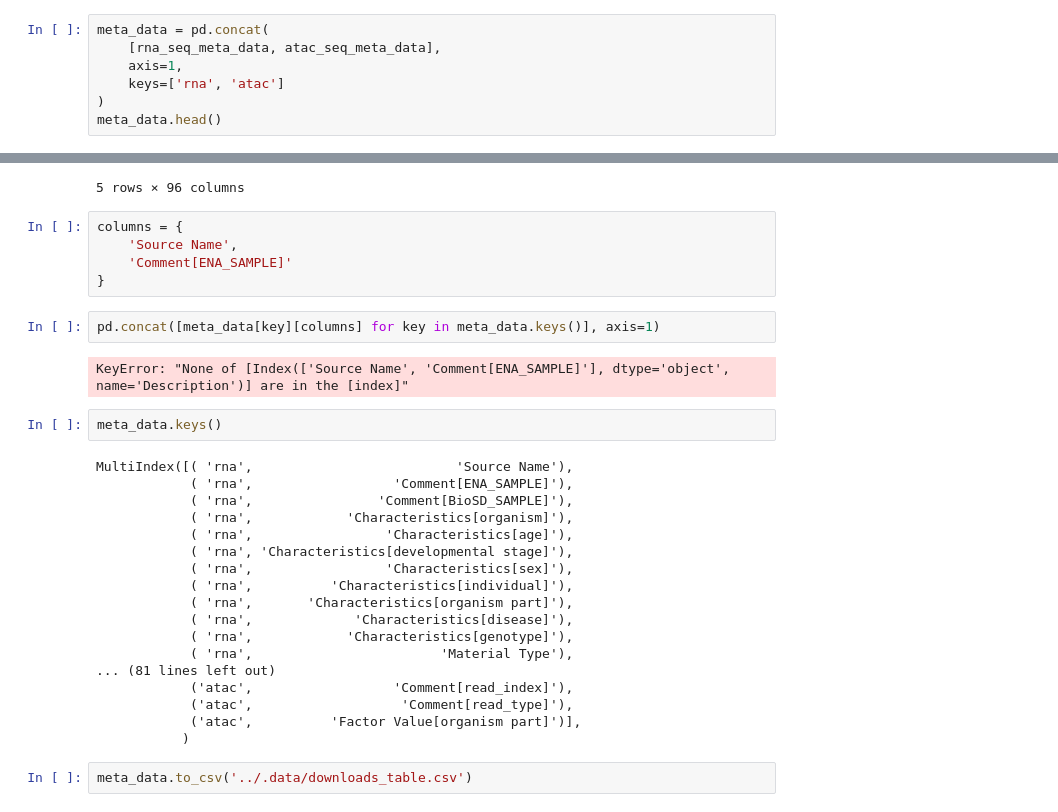
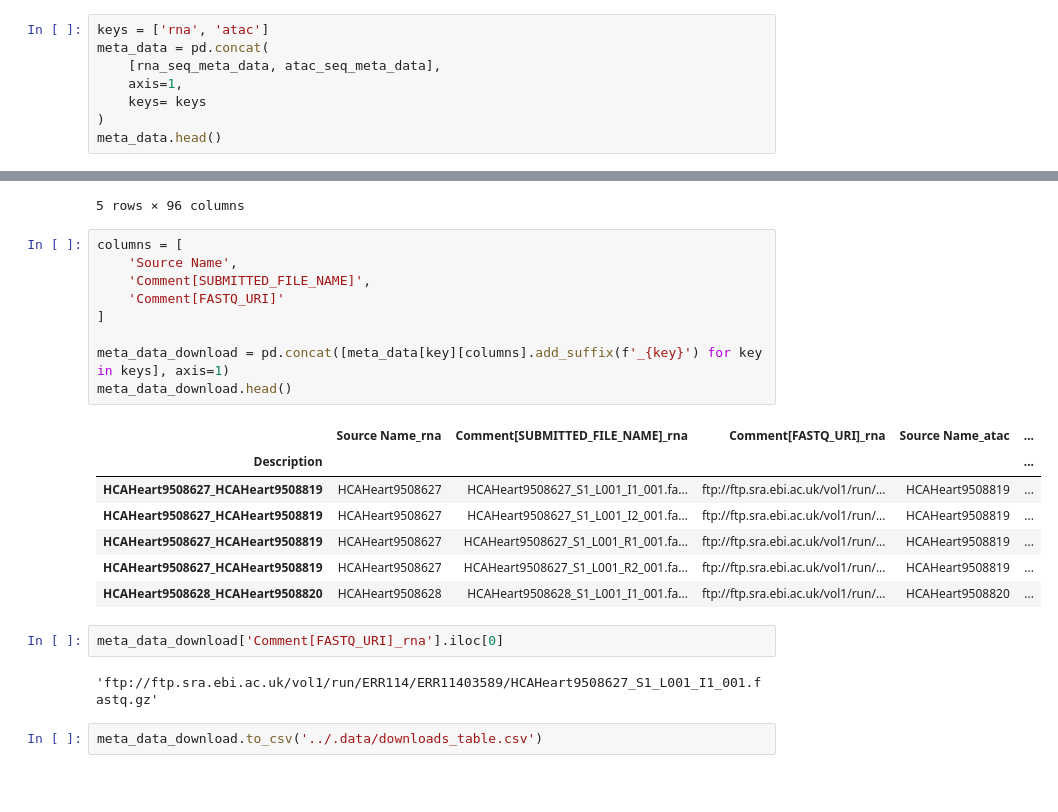
Before and after one commit to Talavera-Lopez-Lab/human_heart_mapping, a Jupyter notebook: 0-raw_data_processing/3-240417-E-MTAB-12916_E-MTAB-12919/0-240417-kallisto_bustools/0-240417-mapping.ipynb, the cells around one changed output, grey strips where cells are left out. Drawn from its saved outputs; the diff is of its cells as text; blank space fills up the shorter version.

```diff
--- a/0-raw_data_processing/3-240417-E-MTAB-12916_E-MTAB-12919/0-240417-kallisto_bustools/0-240417-mapping.ipynb
+++ b/0-raw_data_processing/3-240417-E-MTAB-12916_E-MTAB-12919/0-240417-kallisto_bustools/0-240417-mapping.ipynb
@@ -27,10 +27,11 @@ atac_seq_meta_data.head()
 | HCAHeart9508628_HCAHeart9508820 | HCAHeart9508820 | ERS15408183 | SAMEA113413052 | Homo sapiens | ... |
 5 rows × 46 columns
 # %%
+keys = ['rna', 'atac']
 meta_data = pd.concat(
     [rna_seq_meta_data, atac_seq_meta_data],
     axis=1,
-    keys=['rna', 'atac']
+    keys= keys
 )
 meta_data.head()
 # %% [output]
@@ -43,34 +44,26 @@ meta_data.head()
 | HCAHeart9508627_HCAHeart9508819 | HCAHeart9508627 | ERS15408104 | SAMEA113412973 | Homo sapiens | ... |
 | HCAHeart9508628_HCAHeart9508820 | HCAHeart9508628 | ERS15408105 | SAMEA113412974 | Homo sapiens | ... |
 5 rows × 96 columns
-# %%
-columns = {
-    'Source Name',
-    'Comment[ENA_SAMPLE]'
-}
 # %%
-pd.concat([meta_data[key][columns] for key in meta_data.keys()], axis=1)
+columns = [
+    'Source Name',
+    'Comment[SUBMITTED_FILE_NAME]',
+    'Comment[FASTQ_URI]'
+]
+
+meta_data_download = pd.concat([meta_data[key][columns].add_suffix(f'_{key}') for key in keys], axis=1)
+meta_data_download.head()
 # %% [output]
-KeyError: "None of [Index(['Source Name', 'Comment[ENA_SAMPLE]'], dtype='object', name='Description')] are in the [index]"
+|  | Source Name_rna | Comment[SUBMITTED_FILE_NAME]_rna | Comment[FASTQ_URI]_rna | Source Name_atac | ... |
+| Description |  |  |  |  | ... |
+| HCAHeart9508627_HCAHeart9508819 | HCAHeart9508627 | HCAHeart9508627_S1_L001_I1_001.fa... | ftp://ftp.sra.ebi.ac.uk/vol1/run/... | HCAHeart9508819 | ... |
+| HCAHeart9508627_HCAHeart9508819 | HCAHeart9508627 | HCAHeart9508627_S1_L001_I2_001.fa... | ftp://ftp.sra.ebi.ac.uk/vol1/run/... | HCAHeart9508819 | ... |
+| HCAHeart9508627_HCAHeart9508819 | HCAHeart9508627 | HCAHeart9508627_S1_L001_R1_001.fa... | ftp://ftp.sra.ebi.ac.uk/vol1/run/... | HCAHeart9508819 | ... |
+| HCAHeart9508627_HCAHeart9508819 | HCAHeart9508627 | HCAHeart9508627_S1_L001_R2_001.fa... | ftp://ftp.sra.ebi.ac.uk/vol1/run/... | HCAHeart9508819 | ... |
+| HCAHeart9508628_HCAHeart9508820 | HCAHeart9508628 | HCAHeart9508628_S1_L001_I1_001.fa... | ftp://ftp.sra.ebi.ac.uk/vol1/run/... | HCAHeart9508820 | ... |
-# %%
-meta_data.keys()
-# %% [output]
-MultiIndex([( 'rna',                          'Source Name'),
-            ( 'rna',                  'Comment[ENA_SAMPLE]'),
-            ( 'rna',                'Comment[BioSD_SAMPLE]'),
-            ( 'rna',            'Characteristics[organism]'),
-            ( 'rna',                 'Characteristics[age]'),
-            ( 'rna', 'Characteristics[developmental stage]'),
-            ( 'rna',                 'Characteristics[sex]'),
-            ( 'rna',          'Characteristics[individual]'),
-            ( 'rna',       'Characteristics[organism part]'),
-            ( 'rna',             'Characteristics[disease]'),
-            ( 'rna',            'Characteristics[genotype]'),
-            ( 'rna',                        'Material Type'),
-... (81 lines left out)
-            ('atac',                  'Comment[read_index]'),
-            ('atac',                   'Comment[read_type]'),
-            ('atac',          'Factor Value[organism part]')],
-           )
+# %%
+meta_data_download['Comment[FASTQ_URI]_rna'].iloc[0]
+# %% [output]
+'ftp://ftp.sra.ebi.ac.uk/vol1/run/ERR114/ERR11403589/HCAHeart9508627_S1_L001_I1_001.fastq.gz'
 # %%
-meta_data.to_csv('../.data/downloads_table.csv')
+meta_data_download.to_csv('../.data/downloads_table.csv')
```
Also changed, not shown: parts of 1 cell of this notebook, 2 other files.
